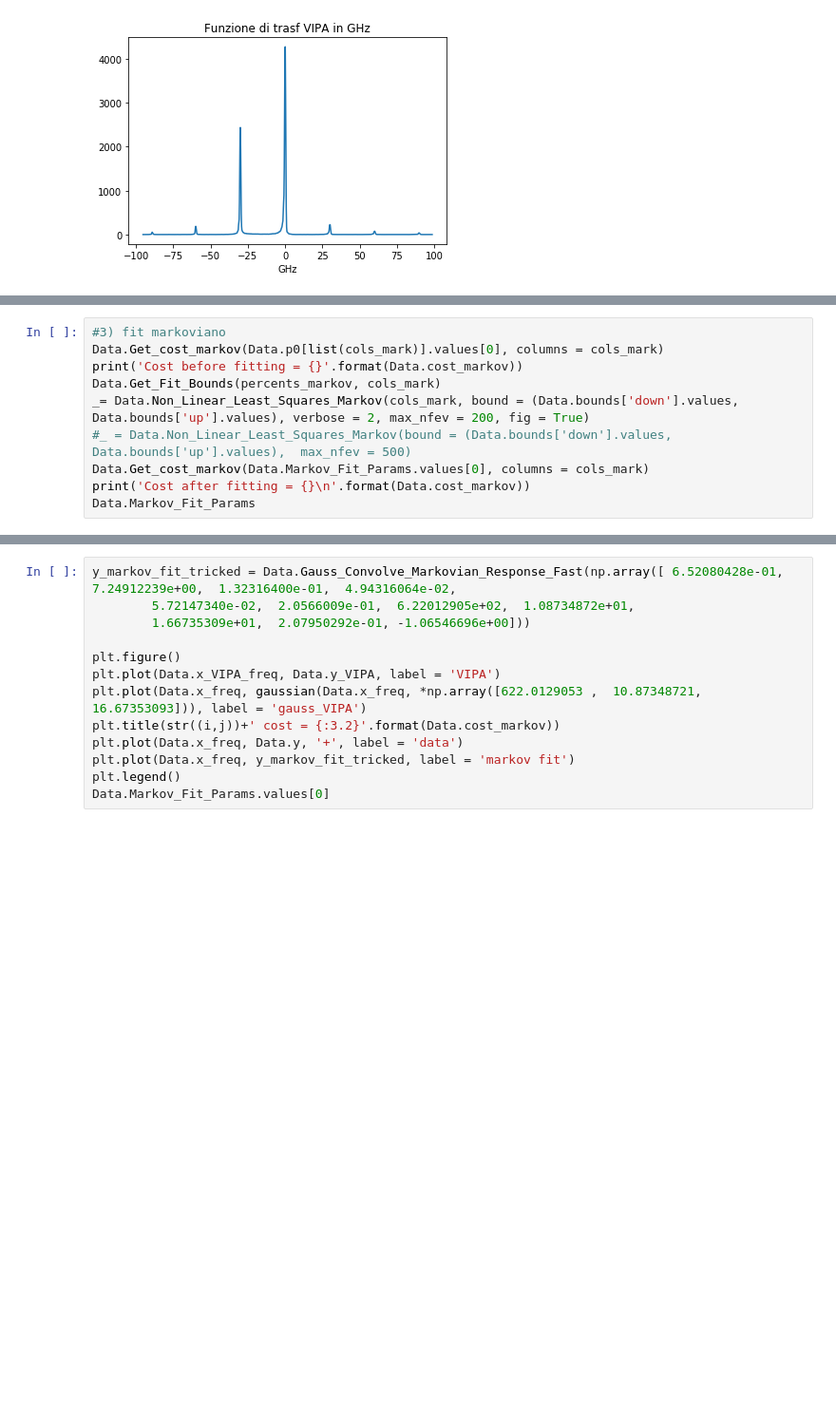
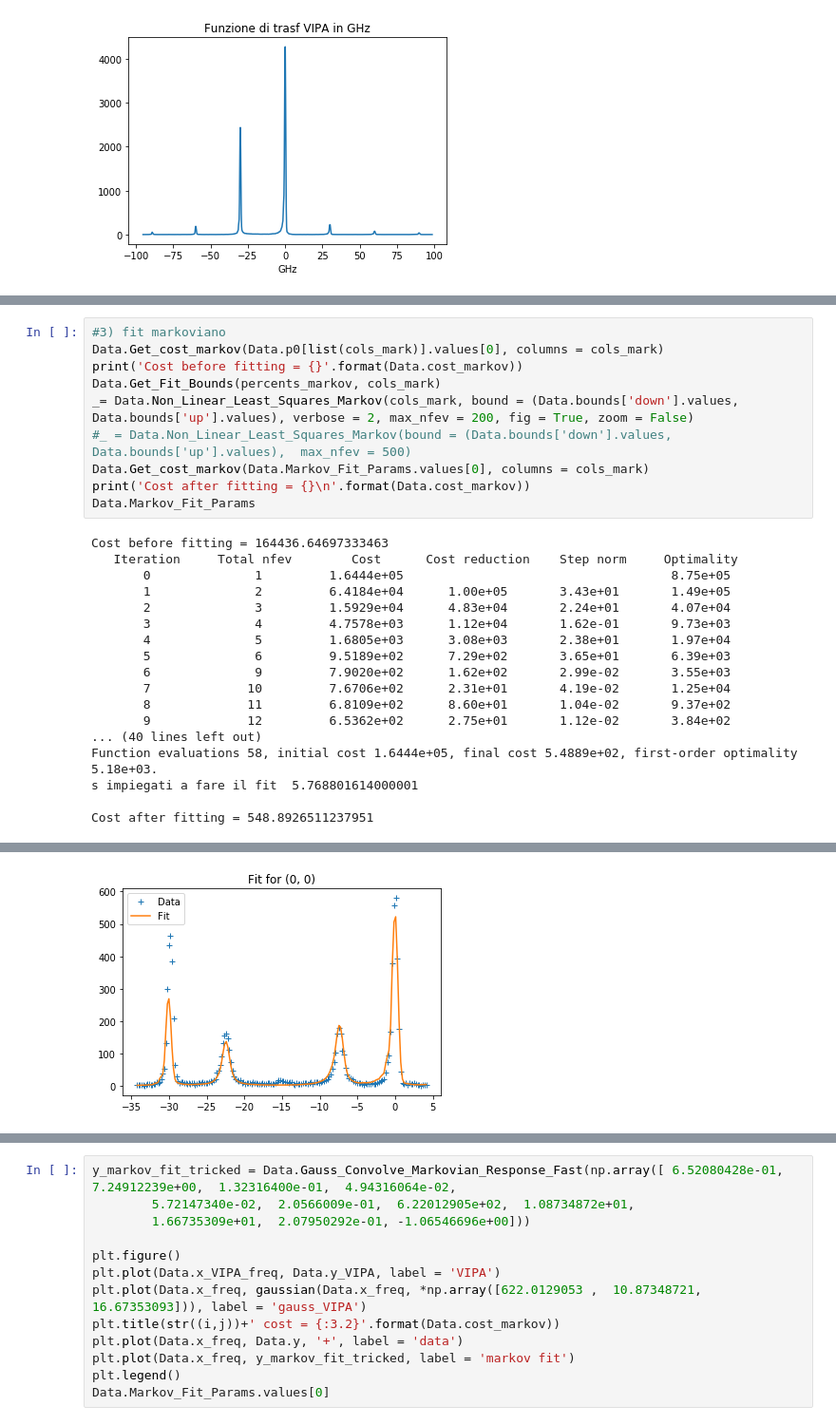
Before and after one commit to flautodipan/Python_Libraries, a Jupyter notebook: Experimentum_single.ipynb, the cells around one changed output, grey strips where cells are left out. Shown at 95% size. Saved outputs shown, nothing was run; the diff lists cells and outputs as text; blank space fills up the shorter version.

```diff
--- a/Experimentum_single.ipynb
+++ b/Experimentum_single.ipynb
@@ -143,8 +151,26 @@ _ = Data.Gauss_Convolve_Markovian_Response(p0, fig = True, compare = True, zoom
 Data.Get_cost_markov(Data.p0[list(cols_mark)].values[0], columns = cols_mark)
 print('Cost before fitting = {}'.format(Data.cost_markov))
 Data.Get_Fit_Bounds(percents_markov, cols_mark)
-_= Data.Non_Linear_Least_Squares_Markov(cols_mark, bound = (Data.bounds['down'].values, Data.bounds['up'].values), verbose = 2, max_nfev = 200, fig = True)
+_= Data.Non_Linear_Least_Squares_Markov(cols_mark, bound = (Data.bounds['down'].values, Data.bounds['up'].values), verbose = 2, max_nfev = 200, fig = True, zoom = False)
 #_ = Data.Non_Linear_Least_Squares_Markov(bound = (Data.bounds['down'].values, Data.bounds['up'].values),  max_nfev = 500)
 Data.Get_cost_markov(Data.Markov_Fit_Params.values[0], columns = cols_mark)
 print('Cost after fitting = {}\n'.format(Data.cost_markov))
 Data.Markov_Fit_Params
+# %% [output]
+Cost before fitting = 164436.64697333463
+   Iteration     Total nfev        Cost      Cost reduction    Step norm     Optimality
+       0              1         1.6444e+05                                    8.75e+05
+       1              2         6.4184e+04      1.00e+05       3.43e+01       1.49e+05
+       2              3         1.5929e+04      4.83e+04       2.24e+01       4.07e+04
+       3              4         4.7578e+03      1.12e+04       1.62e-01       9.73e+03
+       4              5         1.6805e+03      3.08e+03       2.38e+01       1.97e+04
+       5              6         9.5189e+02      7.29e+02       3.65e+01       6.39e+03
+       6              9         7.9020e+02      1.62e+02       2.99e-02       3.55e+03
+       7             10         7.6706e+02      2.31e+01       4.19e-02       1.25e+04
+       8             11         6.8109e+02      8.60e+01       1.04e-02       9.37e+02
+       9             12         6.5362e+02      2.75e+01       1.12e-02       3.84e+02
+... (40 lines left out)
+Function evaluations 58, initial cost 1.6444e+05, final cost 5.4889e+02, first-order optimality 5.18e+03.
+s impiegati a fare il fit  5.768801614000001
+
+Cost after fitting = 548.8926511237951
@@ -150,0 +181 @@ Data.Markov_Fit_Params
+[figure, added]
```
Also changed, not shown: parts of 11 cells of this notebook, 2 other files.
